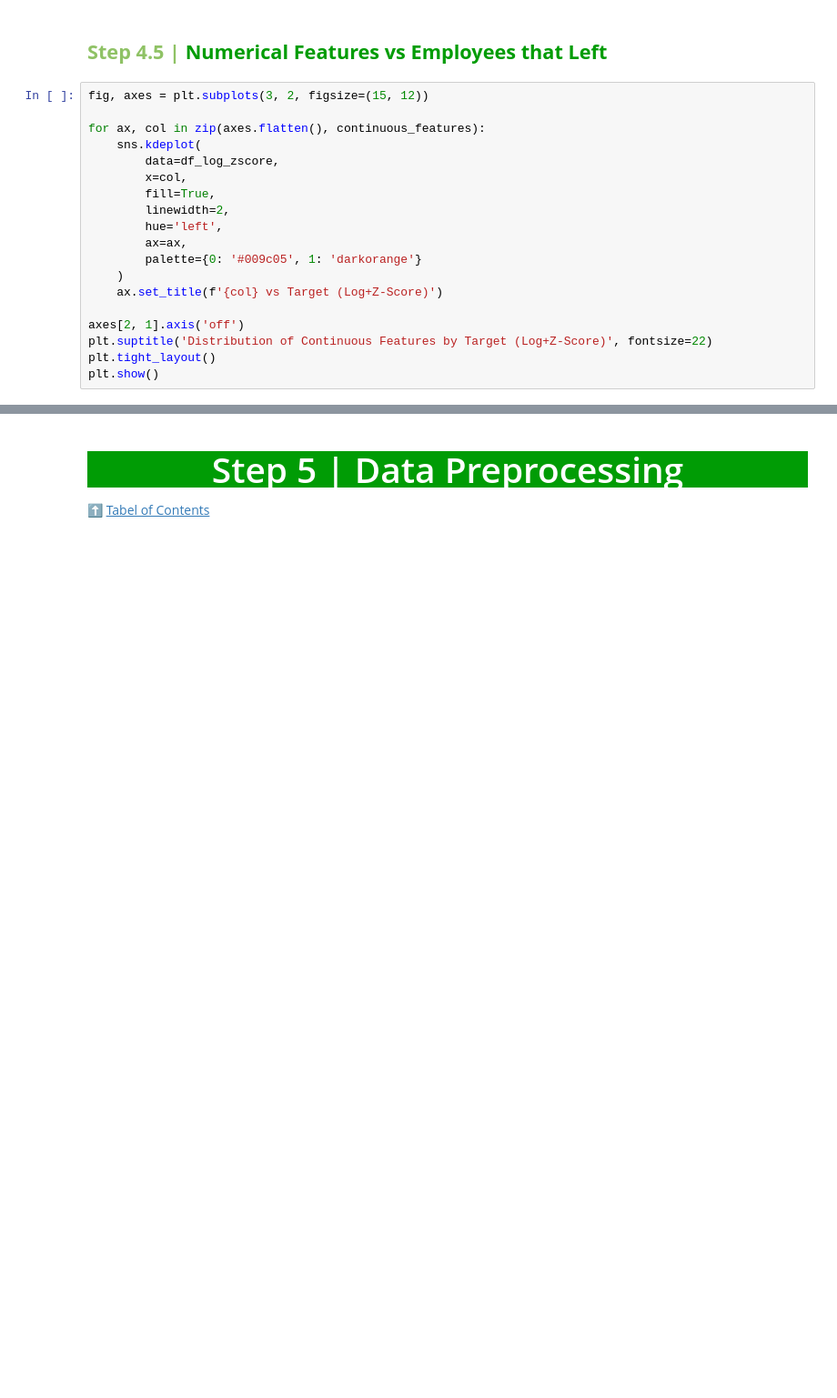
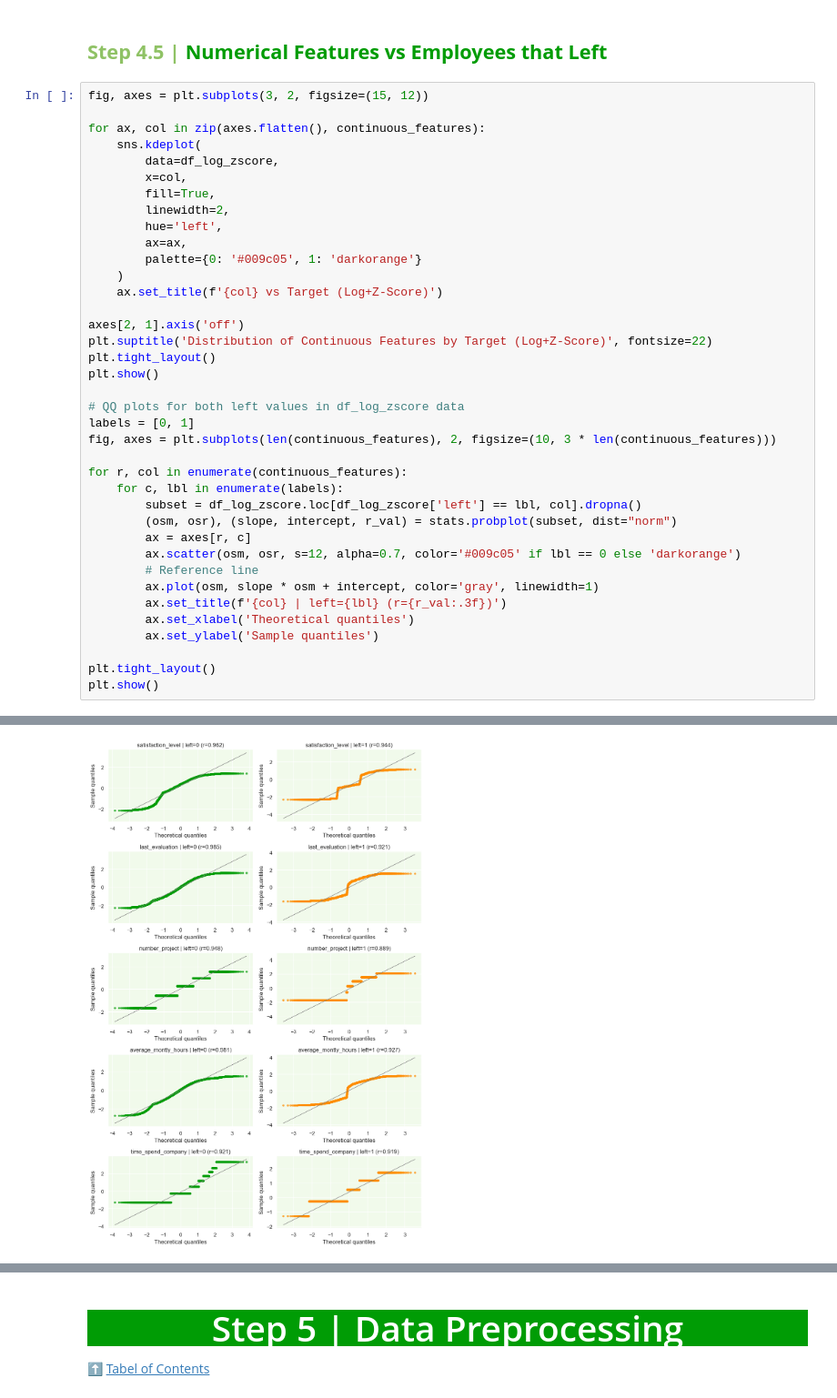
Before and after one commit to plozano0/Hands-On-Data-Analysis-with-Pandas-2nd-Edition, a Jupyter notebook: Lozano_P_Final_Project.ipynb, the cells around one changed output, grey strips where cells are left out. Shown at 91% size. Drawn from its saved outputs; the diff is of its cells as text; blank space fills up the shorter version.

```diff
--- a/Lozano_P_Final_Project.ipynb
+++ b/Lozano_P_Final_Project.ipynb
@@ -501,24 +514,44 @@ Now that I have this understanding, let's see the distribution between the emplo
 # %%
 fig, axes = plt.subplots(3, 2, figsize=(15, 12))
 
 for ax, col in zip(axes.flatten(), continuous_features):
     sns.kdeplot(
         data=df_log_zscore,
         x=col,
         fill=True,
         linewidth=2,
         hue='left',
         ax=ax,
         palette={0: '#009c05', 1: 'darkorange'}
     )
     ax.set_title(f'{col} vs Target (Log+Z-Score)')
 
 axes[2, 1].axis('off')
 plt.suptitle('Distribution of Continuous Features by Target (Log+Z-Score)', fontsize=22)
 plt.tight_layout()
 plt.show()
+
+# QQ plots for both left values in df_log_zscore data
+labels = [0, 1]
+fig, axes = plt.subplots(len(continuous_features), 2, figsize=(10, 3 * len(continuous_features)))
+
+for r, col in enumerate(continuous_features):
+    for c, lbl in enumerate(labels):
+        subset = df_log_zscore.loc[df_log_zscore['left'] == lbl, col].dropna()
+        (osm, osr), (slope, intercept, r_val) = stats.probplot(subset, dist="norm")
+        ax = axes[r, c]
+        ax.scatter(osm, osr, s=12, alpha=0.7, color='#009c05' if lbl == 0 else 'darkorange')
+        # Reference line
+        ax.plot(osm, slope * osm + intercept, color='gray', linewidth=1)
+        ax.set_title(f'{col} | left={lbl} (r={r_val:.3f})')
+        ax.set_xlabel('Theoretical quantiles')
+        ax.set_ylabel('Sample quantiles')
+
+plt.tight_layout()
+plt.show()
 # %% [output]
 [figure]
+[figure, added]
 # %% [markdown]
 <div style="border-radius:10px; padding: 15px; background-color: #f0ffe3; font-size:115%; text-align:left; color: black">
 
```
Also changed, not shown: parts of 57 cells of this notebook, 2 other files.
